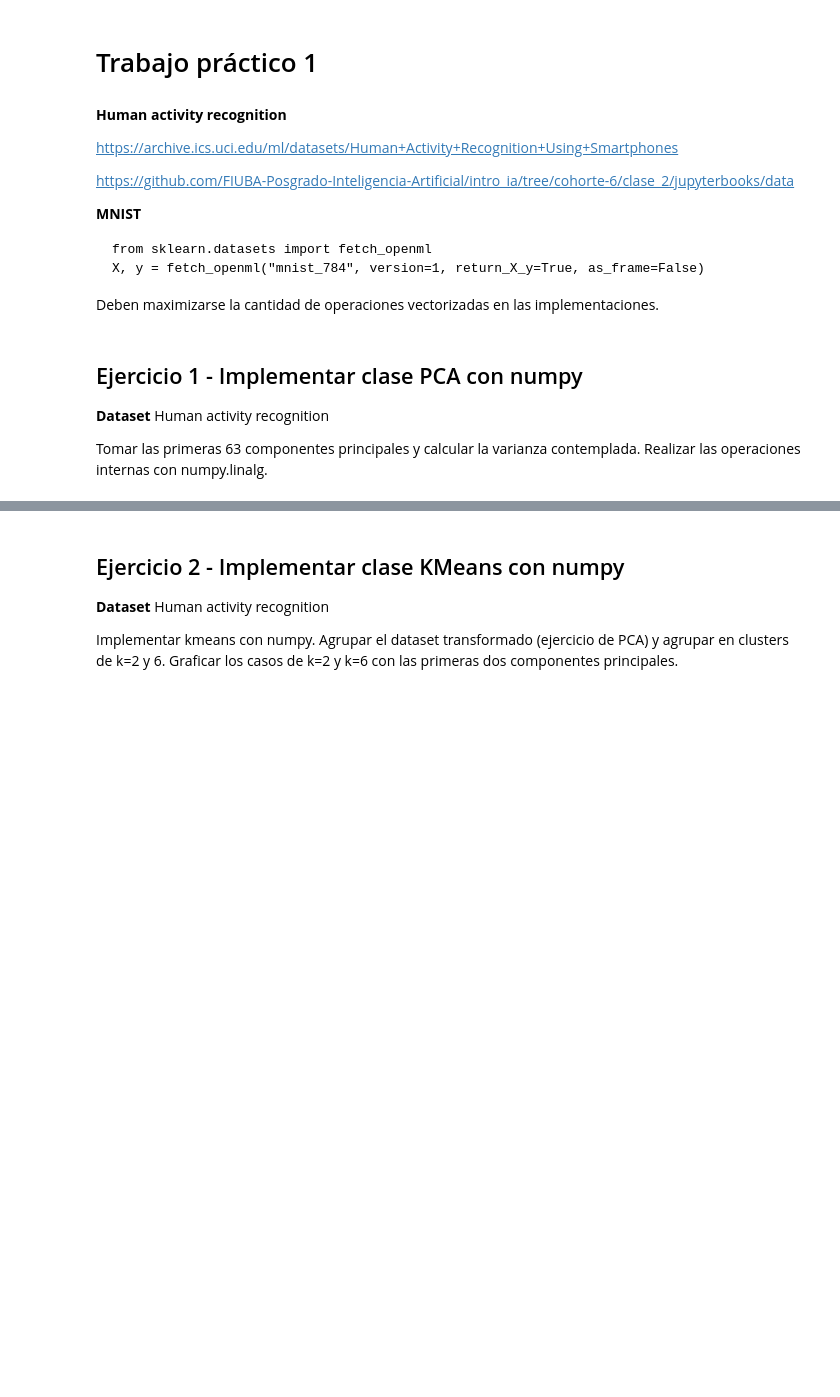
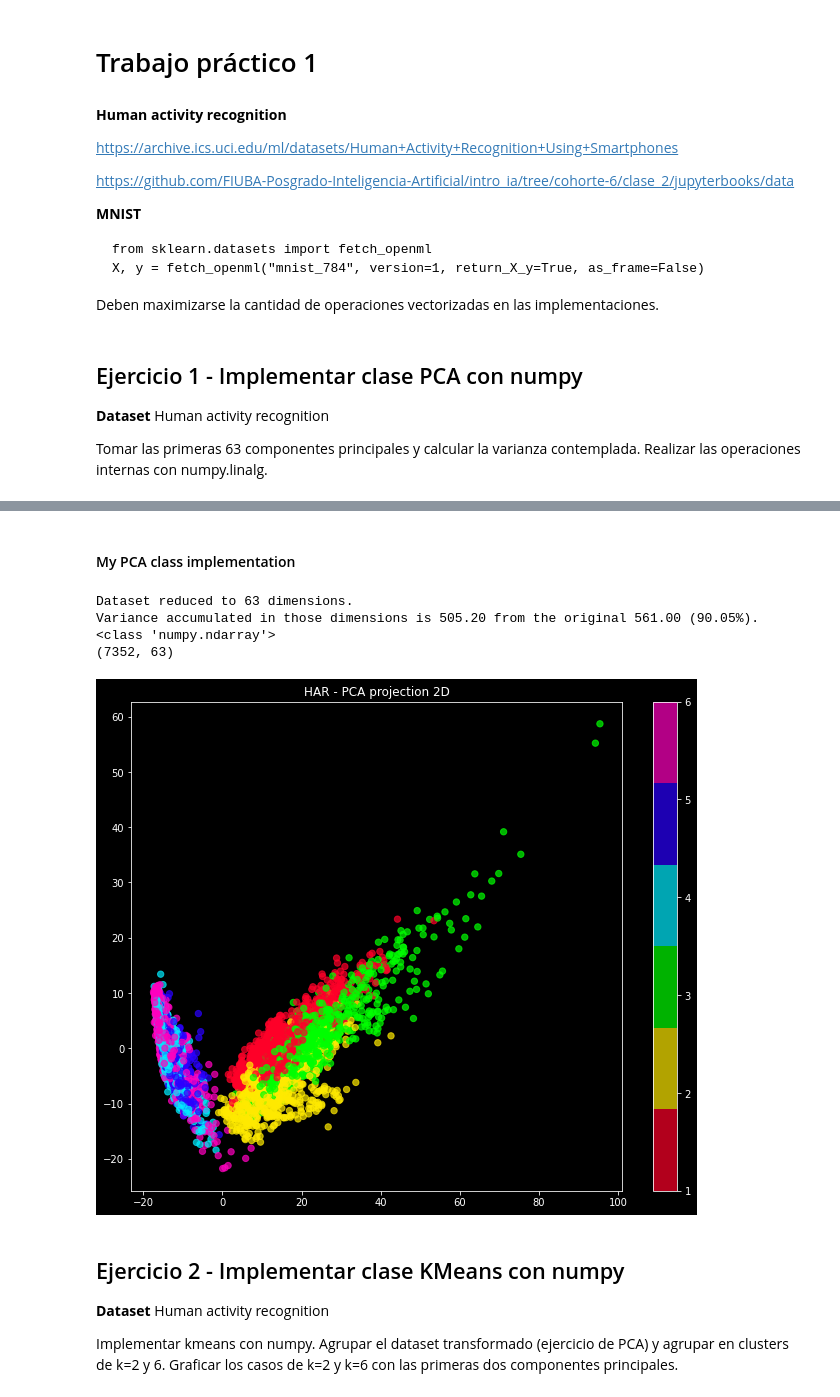
Before and after one commit to mbrito96/CEIA, a Jupyter notebook: X1_IntroAI/TP1/Trabajo_Practico_1.ipynb, the cells around one changed output, grey strips where cells are left out. Saved outputs shown, nothing was run; the diff lists cells and outputs as text; code cells hidden in the pictures; blank space fills up the shorter version.

```diff
--- a/X1_IntroAI/TP1/Trabajo_Practico_1.ipynb
+++ b/X1_IntroAI/TP1/Trabajo_Practico_1.ipynb
@@ -24,3 +67,74 @@ Tomar las primeras 63 componentes principales y calcular la varianza contemplada
+# %% [markdown]
+#### My PCA class implementation
+# %%
+from sklearn.preprocessing import StandardScaler
+from sklearn.decomposition import PCA
+
+class MyPCA(object):
+    def __init__(self, pd_dataset):
+        self.df = pd_dataset
+
+        # Normalize the dataset
+        self.mean = np.mean(self.df, axis=0)
+        self.std = np.std(self.df)
+        self.var = np.var(self.df, axis=0)
+        self.df_norm = (self.df - self.mean)/self.std
+
+        # Calculate the covariance matrix
+        self.cov = np.cov(self.df_norm, rowvar=False)
+
+        # Compute eigenvals and eigenvectors.
+        eig_val, eig_vec = np.linalg.eigh(self.cov)
+        # Sort from max to min. Higher eigenvalues represent greater information in that dimension
+        sort_index = np.argsort(-eig_val) # Get the indexes in descending order
+        self.eig_val = eig_val[sort_index]
+        self.eig_vec = eig_vec[:,sort_index]
+        return
+
+    # Reduce the dataset to the dimensions with the highest variance
+    # @param amount If >= 1: get {amount} number of dimensions. If < 1: get the dimensions that acummulate {amount}% of the total variance
+    def ReduceDim(self, amount):
+        dims_to_take = amount
+
+        if(amount < 1):
+            # Get the number of dimensions needed so that {amount}% of variance is included
+            acc_var = 0
+            dims_to_take = 0
+            target_val = amount # target value
+            cum_val = np.cumsum(self.eig_val) / np.sum(self.eig_val) # Get relative eigvalues array
+            dims_to_take = len([i for i in cum_val if i<target_val]) # Get number of dims needed to achieve target %
+            dims_to_take = dims_to_take + 1 # Increase dimensions by one so that variance exceeds the desired value
+
+        eig_vec_red = self.eig_vec[:,:dims_to_take] # Slice eigen vectors to the amount wanted
+        self.df_red = np.dot(self.df_norm, eig_vec_red) # Compute reduced dataset
+
+        # Show the resulting data
+        var_red = np.var(self.df_red, axis=0)
+        var_total = np.sum(np.var(self.df_norm))
+        print('Dataset reduced to %d dimensions.' % dims_to_take)
+        print('Variance accumulated in those dimensions is %.2f from the original %.2f (%.2f' % (np.sum(var_red), var_total, 100*np.sum(var_red)/var_total) + '%).')
+
+        return self.df_red
+
+pca = MyPCA(df)
+x_pca = pca.ReduceDim(0.9)
+
+# Graficamos los primeros dos componentes
+if(True):
+    plt.figure(figsize=(11,9))
+    plt.scatter(x_pca[:, 0], x_pca[:, 1], c=y_train, alpha=0.7, s=40, cmap=plt.cm.get_cmap('gist_rainbow', 6))
+    plt.rcParams['axes.grid'] = False #Evita un warning
+    plt.colorbar()
+    plt.title('HAR - PCA projection 2D');
+
+    print(type(x_pca))
+    print(x_pca.shape)
+# %% [output]
+Dataset reduced to 63 dimensions.
+Variance accumulated in those dimensions is 505.20 from the original 561.00 (90.05%).
+<class 'numpy.ndarray'>
+(7352, 63)
+[figure, added]
 # %% [markdown]
 ## Ejercicio 2 - Implementar clase KMeans con numpy
 **Dataset** Human activity recognition
```
Also changed, not shown: parts of 7 cells of this notebook, 29 other files.
